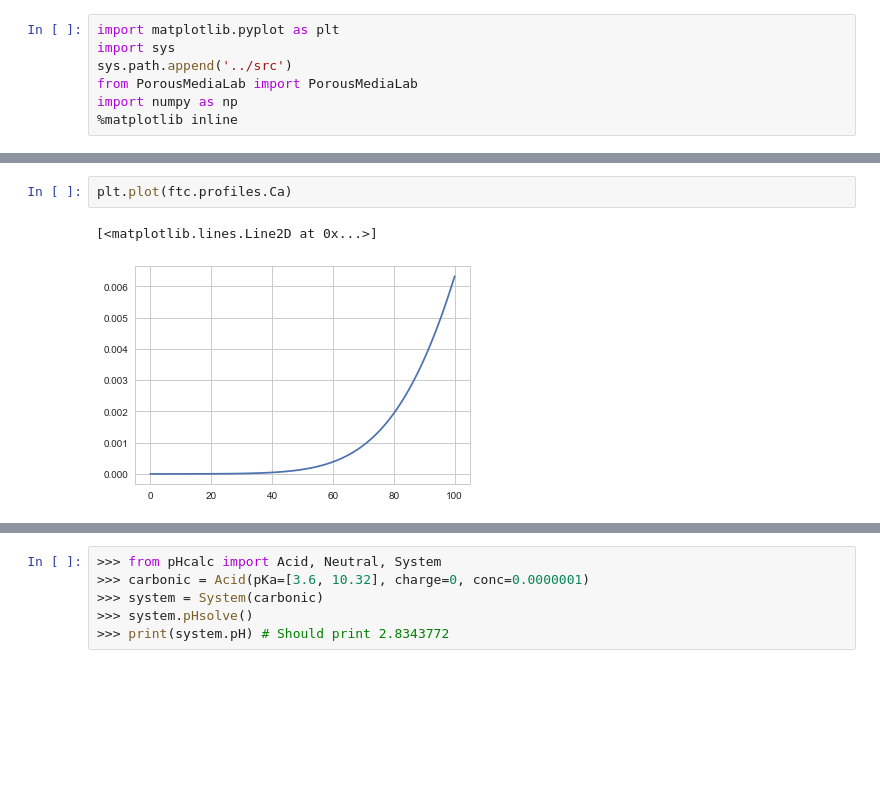
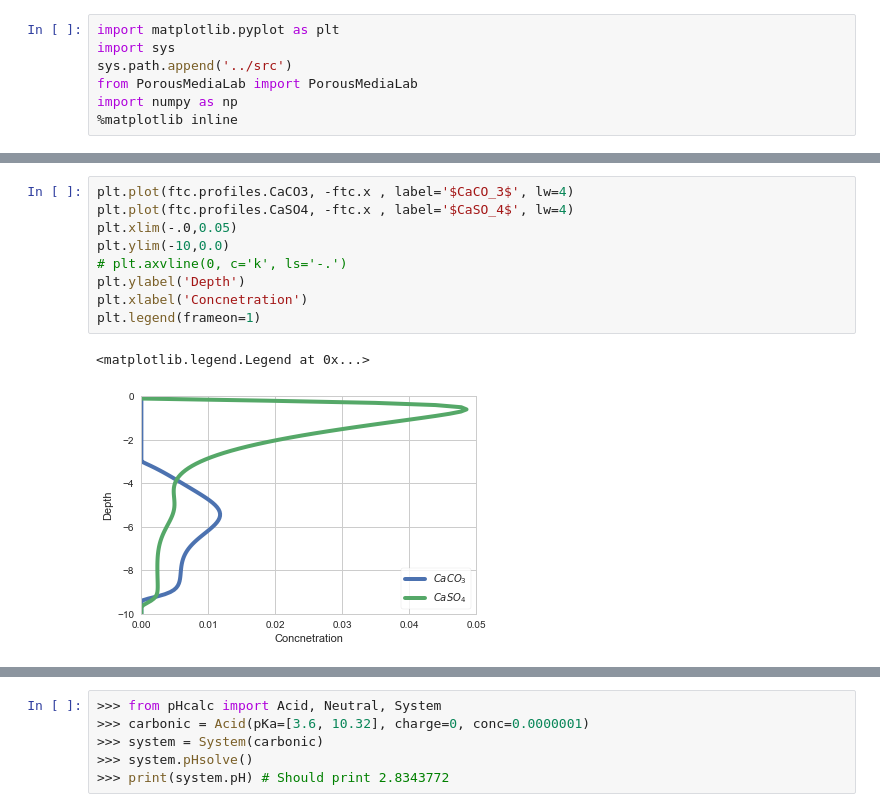
Before and after one commit to biogeochemistry/PorousMediaLab, a Jupyter notebook: examples/acid_base_example.ipynb, the cells around one changed output, grey strips where cells are left out. Saved outputs shown, nothing was run; the diff lists cells and outputs as text; blank space fills up the shorter version.

```diff
--- a/examples/acid_base_example.ipynb
+++ b/examples/acid_base_example.ipynb
@@ -84,5 +98,12 @@ ftc.plot_profiles()
-# %%
-plt.plot(ftc.profiles.Ca)
-# %% [output]
-[<matplotlib.lines.Line2D at 0x...>]
-[figure, removed]
+# %%
+plt.plot(ftc.profiles.CaCO3, -ftc.x , label='$CaCO_3$', lw=4)
+plt.plot(ftc.profiles.CaSO4, -ftc.x , label='$CaSO_4$', lw=4)
+plt.xlim(-.0,0.05)
+plt.ylim(-10,0.0)
+# plt.axvline(0, c='k', ls='-.')
+plt.ylabel('Depth')
+plt.xlabel('Concnetration')
+plt.legend(frameon=1)
+# %% [output]
+<matplotlib.legend.Legend at 0x...>
+[figure, added]
```
Also changed, not shown: parts of 15 cells of this notebook.
